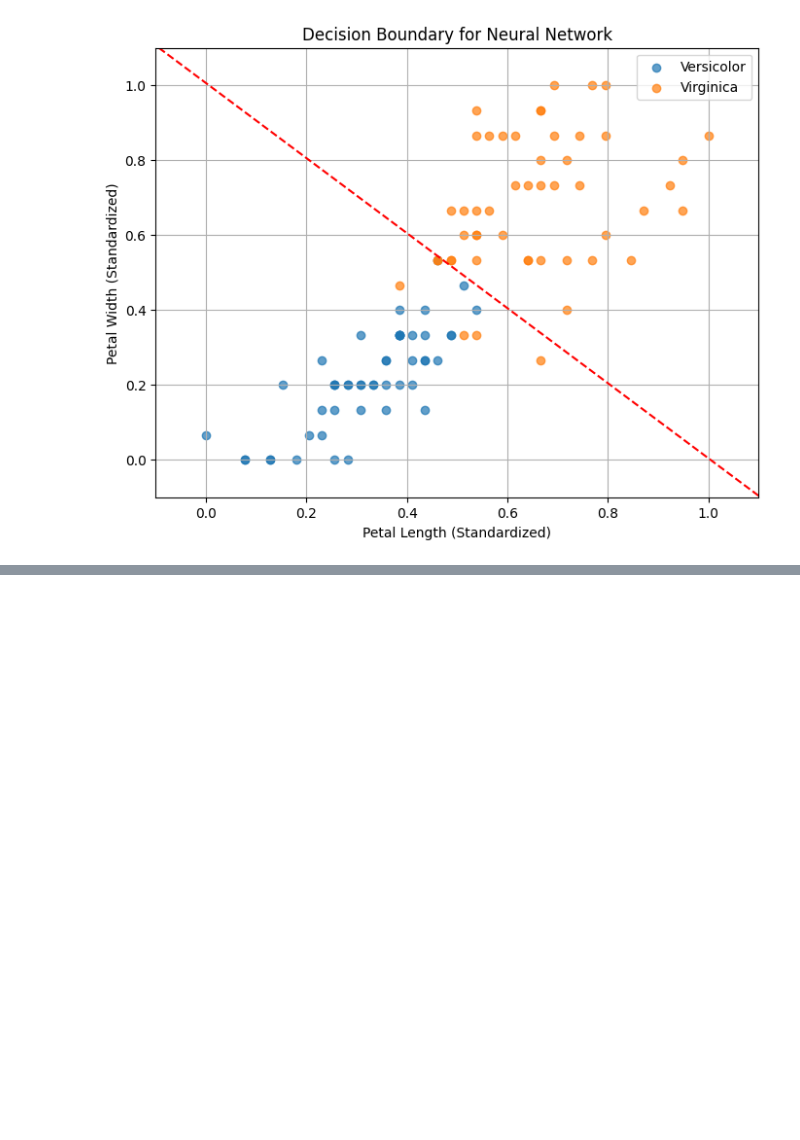
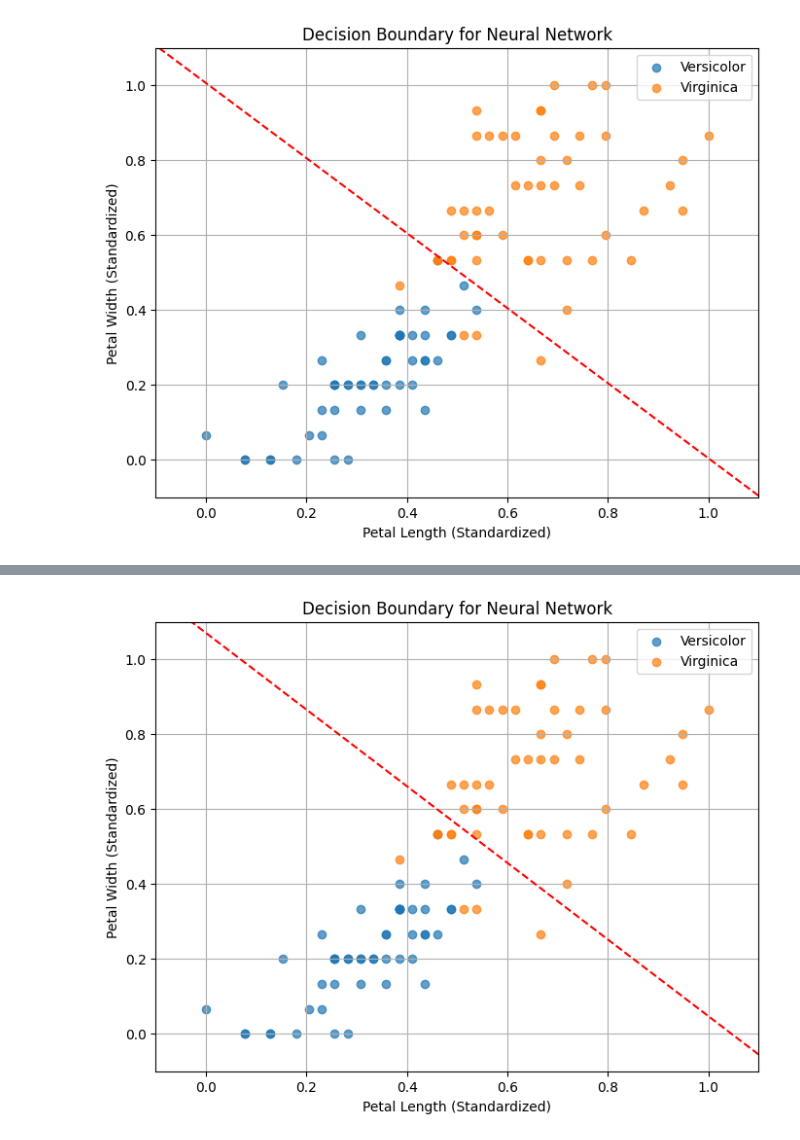
Before and after one commit to RyanL72/CSDS_391, a Jupyter notebook: src/Neural Networks/Neural_Networks.ipynb, the cells around one changed output, grey strips where cells are left out. Saved outputs shown, nothing was run; the diff lists cells and outputs as text; code cells hidden in the pictures; blank space fills up the shorter version.

```diff
--- a/src/Neural Networks/Neural_Networks.ipynb
+++ b/src/Neural Networks/Neural_Networks.ipynb
@@ -425,0 +496,87 @@ Decision Boundary After Gradient Update:
+# %%
+def gradient_descent_with_visualization(X, y, w_init, b_init, step_size, max_iters, tolerance, visualize_steps):
+    """
+    Performs gradient descent with visualization of decision boundaries and learning curve.
+
+    Parameters:
+    - X: Feature matrix (numpy array of shape [n_samples, n_features]).
+    - y: True labels (numpy array of shape [n_samples]).
+    - w_init: Initial weights (numpy array of shape [n_features]).
+    - b_init: Initial bias (scalar).
+    - step_size: Learning rate (scalar).
+    - max_iters: Maximum number of iterations (integer).
+    - tolerance: Threshold for gradient magnitude to stop optimization.
+    - visualize_steps: List of iteration steps to visualize decision boundaries.
+
+    Returns:
+    - w: Optimized weights (numpy array of shape [n_features]).
+    - b: Optimized bias (scalar).
+    - mse_history: List of MSE values at each iteration (for visualization).
+    """
+    w = w_init
+    b = b_init
+    mse_history = []  # Track MSE over iterations
+
+    # Visualize the initial decision boundary
+    print("\nDecision Boundary Before Optimization:")
+    plot_decision_boundary(X, y, w, b)
+
+    for iteration in range(max_iters):
+        # Compute gradients
+        grad_w, grad_b = compute_gradients(X, y, w, b)
+
+        # Update weights and bias
+        w, b = update_parameters(w, b, grad_w, grad_b, step_size)
+
+        # Compute current MSE
+        mse = compute_mse(X, w, b, y)
+        mse_history.append(mse)
+
+        # Visualize decision boundary at specified steps
+        if iteration in visualize_steps:
+            print(f"\nDecision Boundary at Iteration {iteration}:")
+            plot_decision_boundary(X, y, w, b)
+
+        # Check stopping condition (gradient magnitude)
+        grad_magnitude = np.linalg.norm(grad_w) + abs(grad_b)
+        if grad_magnitude < tolerance:
+            print(f"Gradient descent converged at iteration {iteration}")
+            break
+
+    # Visualize the final decision boundary
+    print("\nDecision Boundary After Optimization:")
+    plot_decision_boundary(X, y, w, b)
+
+    return w, b, mse_history
+
+
+# Parameters for gradient descent
+w_init = np.array([-1.0, -1.0])  # Initial weights
+b_init = 1.0                    # Initial bias
+step_size = 0.1                 # Learning rate
+max_iters = 1000                # Maximum iterations
+tolerance = 1e-6                # Stopping threshold for gradients
+visualize_steps = [0, 10, 50]   # Iterations at which to visualize the decision boundary
+
+# Run gradient descent with visualization
+optimized_w, optimized_b, mse_history = gradient_descent_with_visualization(
+    X, y, w_init, b_init, step_size, max_iters, tolerance, visualize_steps
+)
+
+# Print final weights and bias
+print("Optimized Weights:", optimized_w)
+print("Optimized Bias:", optimized_b)
+
+# Final MSE
+print("Final MSE:", mse_history[-1])
+
+# Plot the learning curve
+plt.figure(figsize=(8, 6))
+plt.plot(range(1, len(mse_history) + 1), mse_history, marker='o', linestyle='-', label='Learning Curve')
+plt.title('Learning Curve (MSE vs. Iterations)')
+plt.xlabel('Iteration')
+plt.ylabel('Mean Squared Error')
+plt.grid(True)
+plt.legend()
+plt.show()
+# %% [output]
@@ -425,0 +588 @@ Decision Boundary After Gradient Update:
+[figure, added]
```
Also changed, not shown: parts of 9 cells of this notebook.
